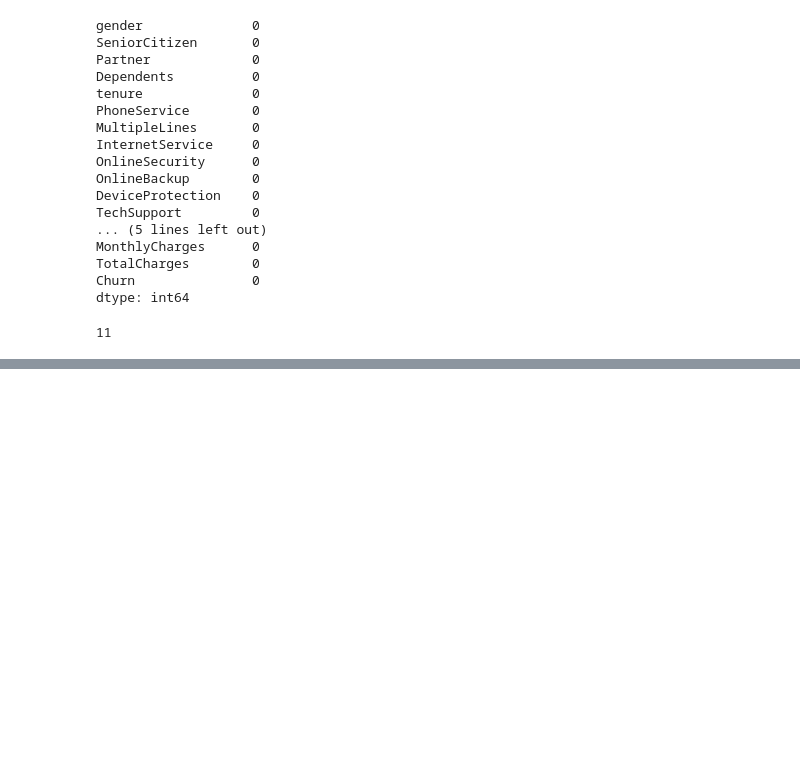
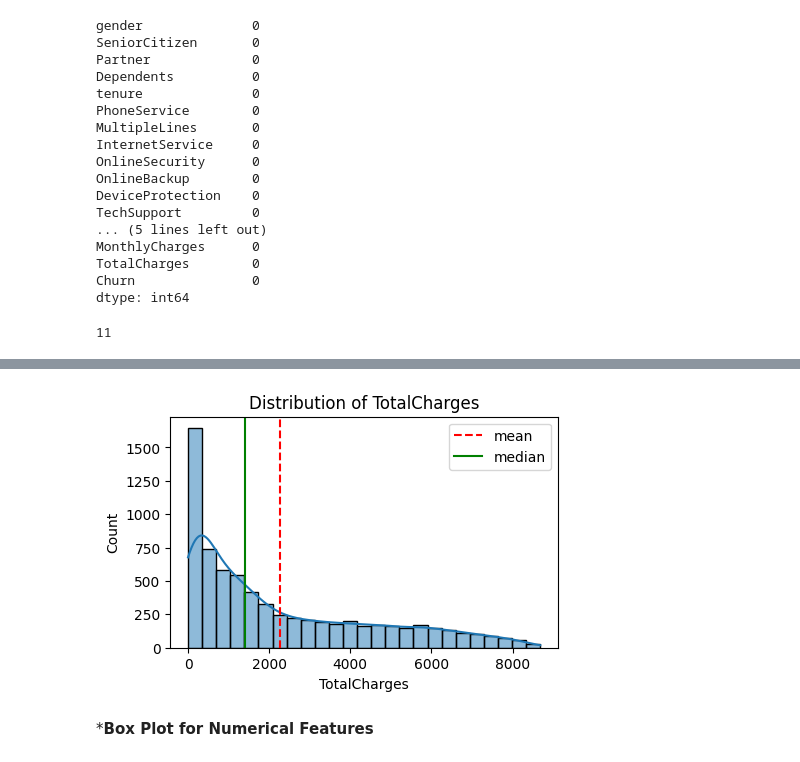
Before and after one commit to Lusifer2602/prediction-project, a Jupyter notebook: project-1/project1.ipynb, the cells around one changed output, grey strips where cells are left out. Cells and saved outputs as stored; diff of their text form; code cells hidden in the pictures; blank space fills up the shorter version.

```diff
--- a/project-1/project1.ipynb
+++ b/project-1/project1.ipynb
@@ -225,0 +323,10 @@ df["TotalCharges"]=df["TotalCharges"].astype(float) #AND NOW IT WORKED!!!
+# %%
+plot_historgam(df, "TotalCharges") #plot for total charge distribution of customers
+
+"this graph isn't uniformly distributed which shows us existence of outliers in the column data and this has to be taken care of since it is not optimal for creating a model."
+# to take care of this we shall perform feature scaling that involves transforming this data to get a normal curve
+# Logistic Regression or SVM Classification models especially require uniformity in their dataset before model training
+# %% [output]
+[figure, added]
+# %% [markdown]
+***Box Plot for Numerical Features**
```
Also changed, not shown: parts of 12 cells of this notebook.
